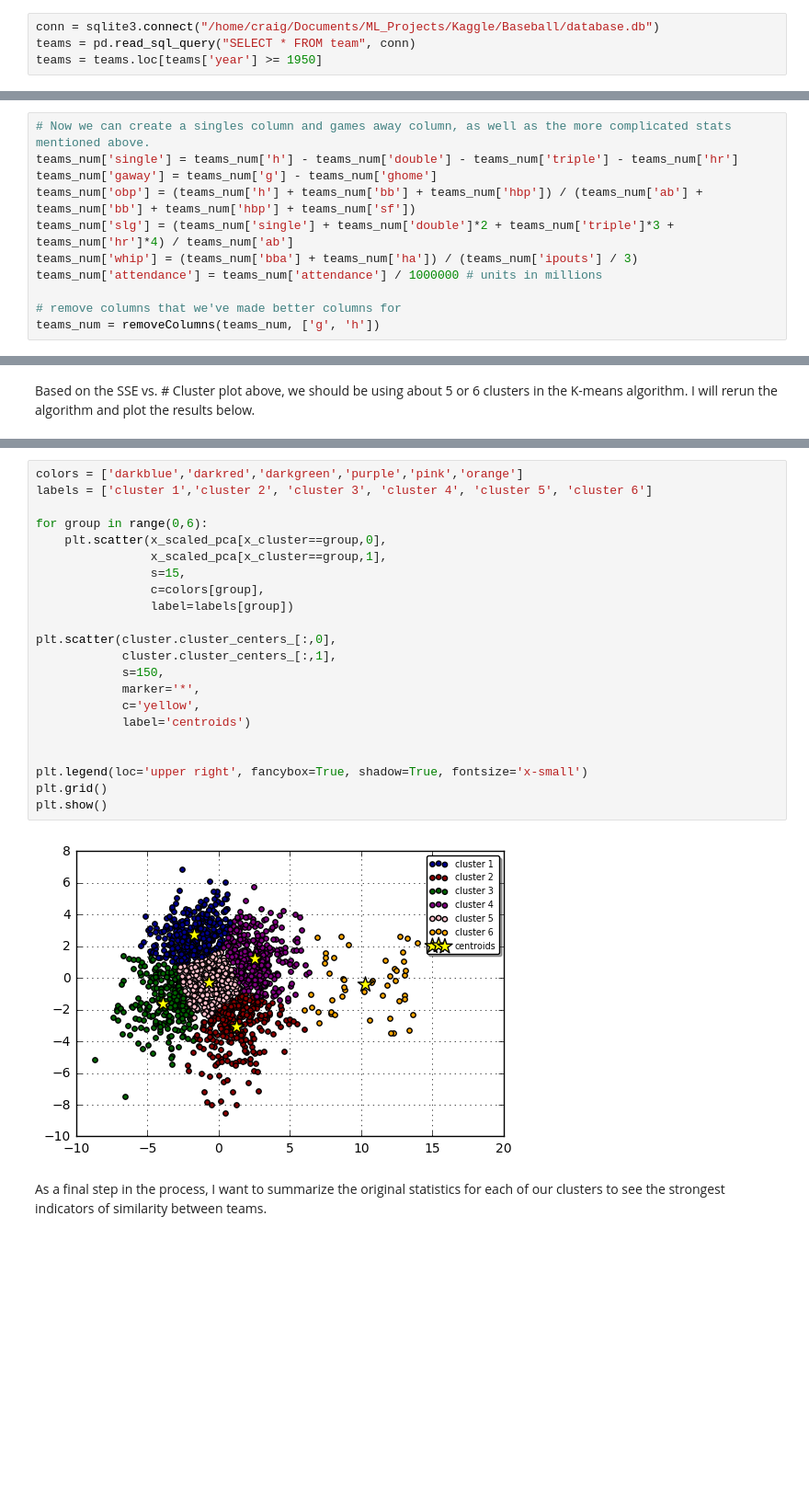
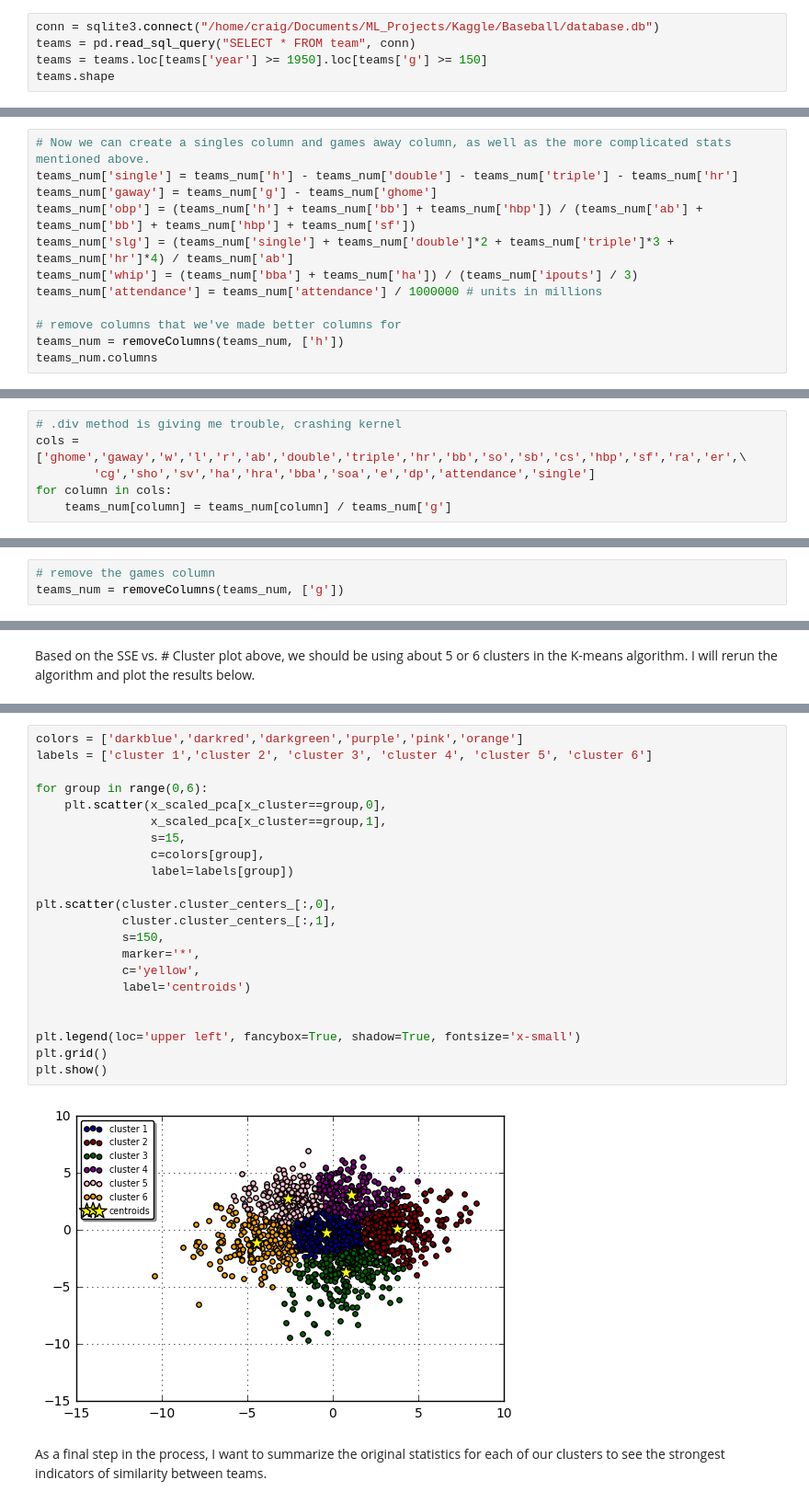
Before and after one commit to colson1111/Kaggle, a Jupyter notebook: Baseball/baseball_eda.ipynb, the cells around one changed output, grey strips where cells are left out. Shown at 92% size. Cells and saved outputs as stored; diff of their text form; blank space fills up the shorter version.

Commit message:
normalize counting data by number of games played

```diff
--- a/Baseball/baseball_eda.ipynb
+++ b/Baseball/baseball_eda.ipynb
@@ -15,4 +19,5 @@ The data can be found in a sqlite database which I downloaded from the Kaggle da
 # %%
 conn = sqlite3.connect("/home/craig/Documents/ML_Projects/Kaggle/Baseball/database.db")
 teams = pd.read_sql_query("SELECT * FROM team", conn)
-teams = teams.loc[teams['year'] >= 1950]
+teams = teams.loc[teams['year'] >= 1950].loc[teams['g'] >= 150]
+teams.shape
@@ -73,4 +80,5 @@ teams_num['whip'] = (teams_num['bba'] + teams_num['ha']) / (teams_num['ipouts']
 teams_num['attendance'] = teams_num['attendance'] / 1000000 # units in millions
 
 # remove columns that we've made better columns for
-teams_num = removeColumns(teams_num, ['g', 'h'])
+teams_num = removeColumns(teams_num, ['h'])
+teams_num.columns
@@ -76,0 +91,6 @@ teams_num = removeColumns(teams_num, ['g', 'h'])
+# %%
+# .div method is giving me trouble, crashing kernel
+cols = ['ghome','gaway','w','l','r','ab','double','triple','hr','bb','so','sb','cs','hbp','sf','ra','er',\
+        'cg','sho','sv','ha','hra','bba','soa','e','dp','attendance','single']
+for column in cols:
+    teams_num[column] = teams_num[column] / teams_num['g']
@@ -77,3 +109,6 @@ teams_num = removeColumns(teams_num, ['g', 'h'])
+# %%
+# remove the games column
+teams_num = removeColumns(teams_num, ['g'])
 # %% [markdown]
 Next I want to check out any correlation among the variables using a correlation heatmap.  Since there are quite a few variables, it will be easier to see areas of concern than by look at correlation coefficients
 # %%
@@ -236,27 +283,27 @@ array([2, 4, 1, ..., 0, 4, 2], dtype=int32)
 # %%
 colors = ['darkblue','darkred','darkgreen','purple','pink','orange']
 labels = ['cluster 1','cluster 2', 'cluster 3', 'cluster 4', 'cluster 5', 'cluster 6']
 
 for group in range(0,6):
     plt.scatter(x_scaled_pca[x_cluster==group,0],
                 x_scaled_pca[x_cluster==group,1],
                 s=15,
                 c=colors[group],
                 label=labels[group])
 
 plt.scatter(cluster.cluster_centers_[:,0],
             cluster.cluster_centers_[:,1],
             s=150,
             marker='*',
             c='yellow',
             label='centroids')
 
 
-plt.legend(loc='upper right', fancybox=True, shadow=True, fontsize='x-small')
+plt.legend(loc='upper left', fancybox=True, shadow=True, fontsize='x-small')
 plt.grid()
 plt.show()
 # %% [output]
-[figure, old version]
+[figure, new version]
 # %% [markdown]
 As a final step in the process, I want to summarize the original statistics for each of our clusters to see the strongest indicators of similarity between teams.
 # %%
```
Also changed, not shown: parts of 18 cells of this notebook.
